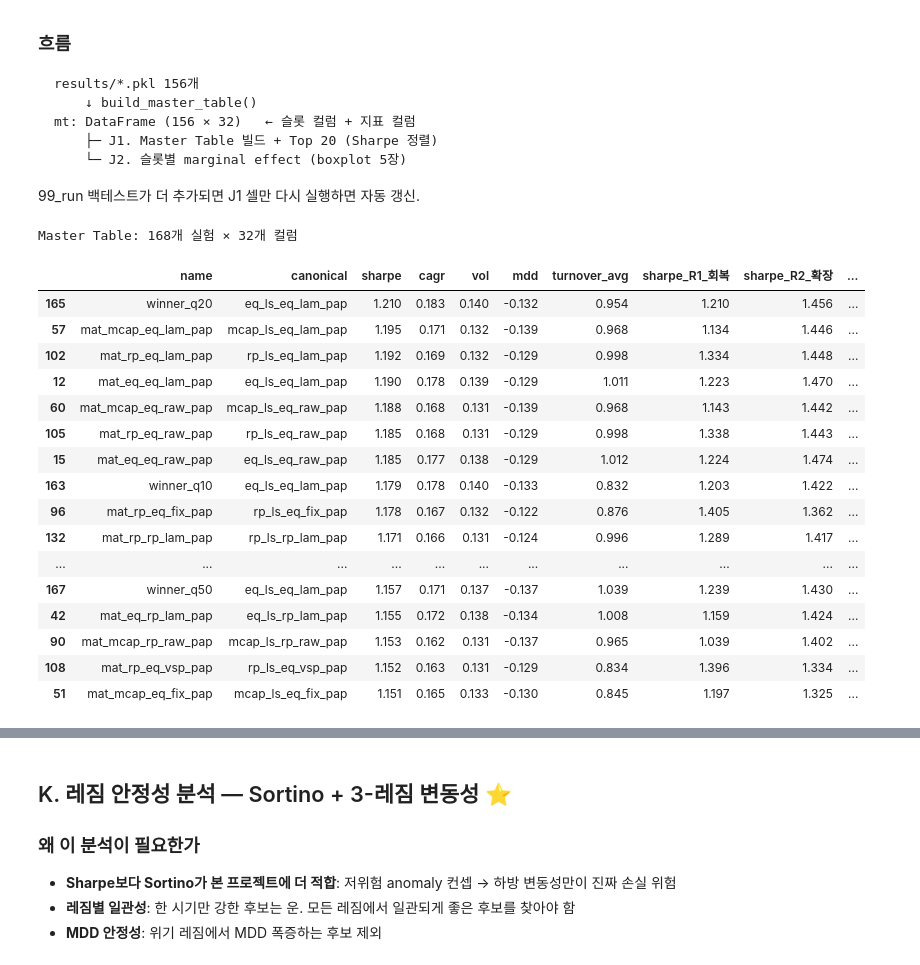
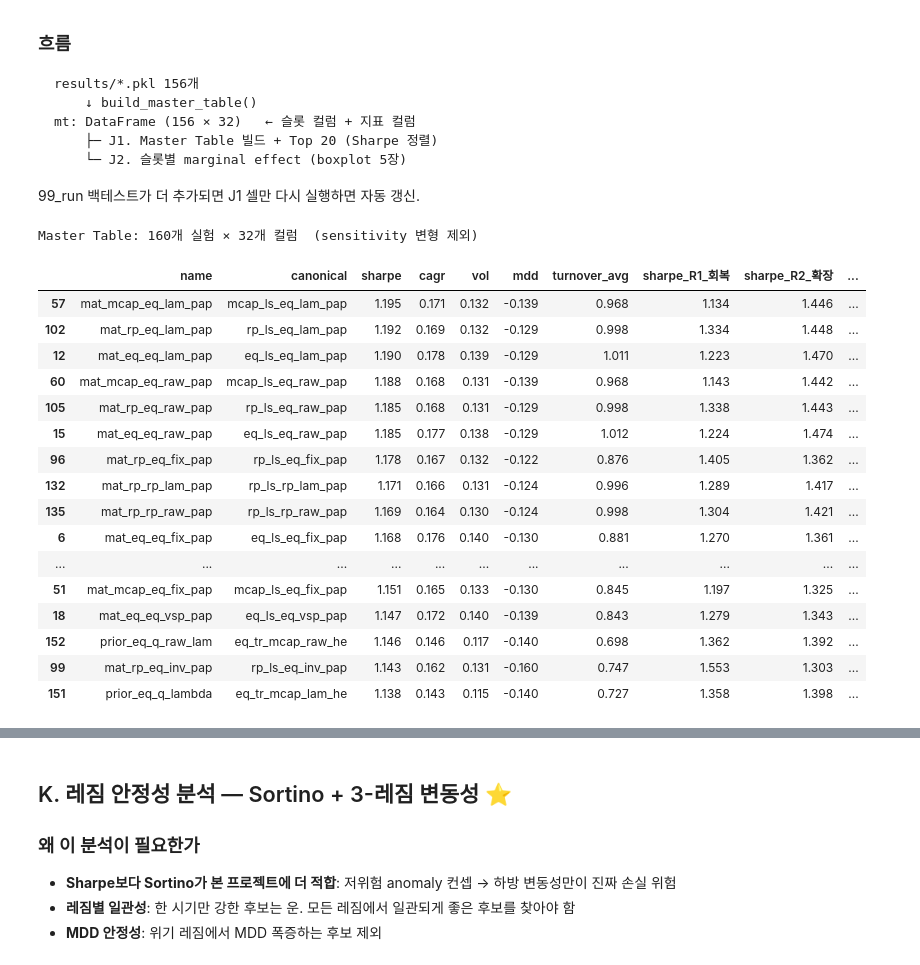
Before and after one commit to sybeom528/low_vol_with_lstm_har_bl, a Jupyter notebook: final/99_analyze.ipynb, the cells around one changed output, grey strips where cells are left out. Saved outputs shown, nothing was run; the diff lists cells and outputs as text; code cells hidden in the pictures.

```diff
--- a/final/99_analyze.ipynb
+++ b/final/99_analyze.ipynb
@@ -528,40 +566,42 @@ mt: DataFrame (156 × 32)   ← 슬롯 컬럼 + 지표 컬럼
 # %%
 # ── J1. Master Table 빌드 ─────────────────────────────────────
 from master_table import build_master_table, slot_summary, matrix_pivot, PERIODS_DEFAULT
 from analyze_plots import (plot_marginal_effects, plot_matrix_heatmap,
                            plot_top_n_analysis, crisis_comparison, benchmark_table,
                            CRISIS_PERIODS, BENCHMARK_NAMES)
 
 mt_full = build_master_table(RESULTS_DIR, rf, spy_ret, periods=PERIODS_DEFAULT)
-# Q 민감도 변형 제외 — 모든 분석은 q=0.003 baseline만 사용
-mt = mt_full[~mt_full['name'].str.endswith(('_q55','_q64','_q70'))].copy()
-print(f'Master Table: {len(mt)}개 실험 × {mt.shape[1]}개 컬럼')
+# Q 민감도 변형 (_q55/_q64/_q70) + winner sweep 변형 (winner_q*, winner_pct*) 제외
+# → 일반 슬롯 분석은 baseline q=0.003 / winner default만 사용. M/N에서만 mt_full 사용.
+mt = mt_full[~mt_full['name'].str.endswith(('_q55','_q64','_q70'))
+             & ~mt_full['name'].str.startswith('winner_')].copy()
+print(f'Master Table: {len(mt)}개 실험 × {mt.shape[1]}개 컬럼  (sensitivity 변형 제외)')
 
 # Top 20 by Sharpe
 display(
     mt[['name','canonical','sharpe','cagr','vol','mdd','turnover_avg',
         'sharpe_R1_회복','sharpe_R2_확장','sharpe_R3_변동']]
     .sort_values('sharpe', ascending=False).head(20).round(3)
 )
 # %% [output]
-Master Table: 168개 실험 × 32개 컬럼
+Master Table: 160개 실험 × 32개 컬럼  (sensitivity 변형 제외)
 |  | name | canonical | sharpe | cagr | vol | mdd | turnover_avg | sharpe_R1_회복 | sharpe_R2_확장 | ... |
-| 165 | winner_q20 | eq_ls_eq_lam_pap | 1.210 | 0.183 | 0.140 | -0.132 | 0.954 | 1.210 | 1.456 | ... |
 | 57 | mat_mcap_eq_lam_pap | mcap_ls_eq_lam_pap | 1.195 | 0.171 | 0.132 | -0.139 | 0.968 | 1.134 | 1.446 | ... |
 | 102 | mat_rp_eq_lam_pap | rp_ls_eq_lam_pap | 1.192 | 0.169 | 0.132 | -0.129 | 0.998 | 1.334 | 1.448 | ... |
 | 12 | mat_eq_eq_lam_pap | eq_ls_eq_lam_pap | 1.190 | 0.178 | 0.139 | -0.129 | 1.011 | 1.223 | 1.470 | ... |
 | 60 | mat_mcap_eq_raw_pap | mcap_ls_eq_raw_pap | 1.188 | 0.168 | 0.131 | -0.139 | 0.968 | 1.143 | 1.442 | ... |
 | 105 | mat_rp_eq_raw_pap | rp_ls_eq_raw_pap | 1.185 | 0.168 | 0.131 | -0.129 | 0.998 | 1.338 | 1.443 | ... |
 | 15 | mat_eq_eq_raw_pap | eq_ls_eq_raw_pap | 1.185 | 0.177 | 0.138 | -0.129 | 1.012 | 1.224 | 1.474 | ... |
-| 163 | winner_q10 | eq_ls_eq_lam_pap | 1.179 | 0.178 | 0.140 | -0.133 | 0.832 | 1.203 | 1.422 | ... |
 | 96 | mat_rp_eq_fix_pap | rp_ls_eq_fix_pap | 1.178 | 0.167 | 0.132 | -0.122 | 0.876 | 1.405 | 1.362 | ... |
 | 132 | mat_rp_rp_lam_pap | rp_ls_rp_lam_pap | 1.171 | 0.166 | 0.131 | -0.124 | 0.996 | 1.289 | 1.417 | ... |
+| 135 | mat_rp_rp_raw_pap | rp_ls_rp_raw_pap | 1.169 | 0.164 | 0.130 | -0.124 | 0.998 | 1.304 | 1.421 | ... |
+| 6 | mat_eq_eq_fix_pap | eq_ls_eq_fix_pap | 1.168 | 0.176 | 0.140 | -0.130 | 0.881 | 1.270 | 1.361 | ... |
 | ... | ... | ... | ... | ... | ... | ... | ... | ... | ... | ... |
-| 167 | winner_q50 | eq_ls_eq_lam_pap | 1.157 | 0.171 | 0.137 | -0.137 | 1.039 | 1.239 | 1.430 | ... |
-| 42 | mat_eq_rp_lam_pap | eq_ls_rp_lam_pap | 1.155 | 0.172 | 0.138 | -0.134 | 1.008 | 1.159 | 1.424 | ... |
-| 90 | mat_mcap_rp_raw_pap | mcap_ls_rp_raw_pap | 1.153 | 0.162 | 0.131 | -0.137 | 0.965 | 1.039 | 1.402 | ... |
-| 108 | mat_rp_eq_vsp_pap | rp_ls_eq_vsp_pap | 1.152 | 0.163 | 0.131 | -0.129 | 0.834 | 1.396 | 1.334 | ... |
 | 51 | mat_mcap_eq_fix_pap | mcap_ls_eq_fix_pap | 1.151 | 0.165 | 0.133 | -0.130 | 0.845 | 1.197 | 1.325 | ... |
+| 18 | mat_eq_eq_vsp_pap | eq_ls_eq_vsp_pap | 1.147 | 0.172 | 0.140 | -0.139 | 0.843 | 1.279 | 1.343 | ... |
+| 152 | prior_eq_q_raw_lam | eq_tr_mcap_raw_he | 1.146 | 0.146 | 0.117 | -0.140 | 0.698 | 1.362 | 1.392 | ... |
+| 99 | mat_rp_eq_inv_pap | rp_ls_eq_inv_pap | 1.143 | 0.162 | 0.131 | -0.160 | 0.747 | 1.553 | 1.303 | ... |
+| 151 | prior_eq_q_lambda | eq_tr_mcap_lam_he | 1.138 | 0.143 | 0.115 | -0.140 | 0.727 | 1.358 | 1.398 | ... |
 # %%
 # ── J2. 슬롯별 marginal effect (sharpe + sortino 두 가지 분포) ────
 # 어느 슬롯이 metric에 큰 영향? prior_s, p_s, pw_s, q_s, om_s
```
Also changed, not shown: parts of 31 cells of this notebook, 15 other files.
